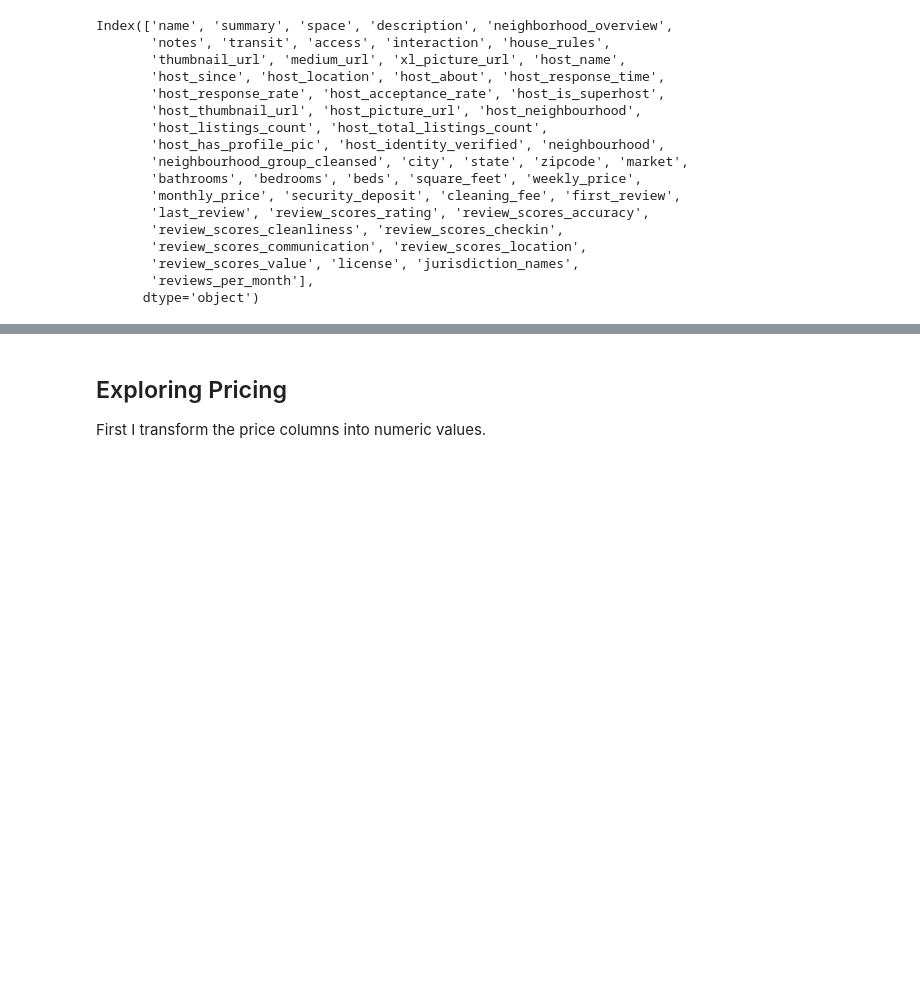
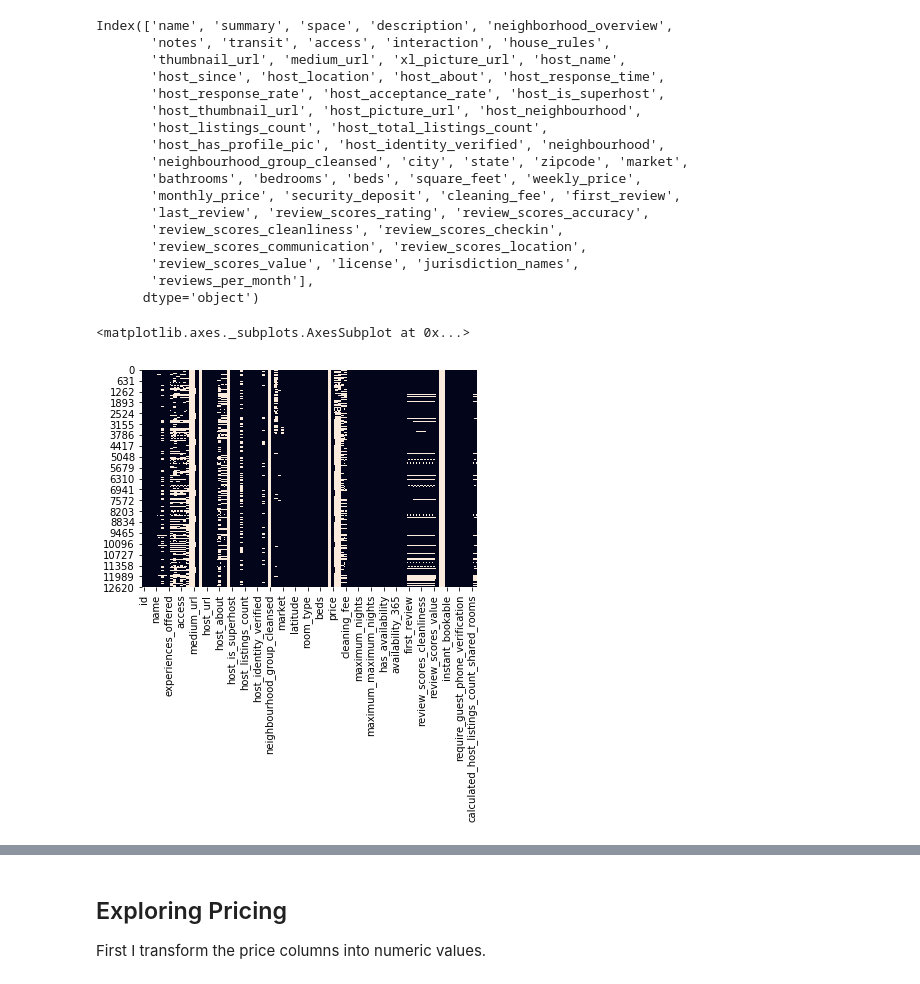
Before and after one commit to anailis/edinburgh-airbnbs, a Jupyter notebook: eda/Listings19.ipynb, the cells around one changed output, grey strips where cells are left out. Saved outputs shown, nothing was run; the diff lists cells and outputs as text; code cells hidden in the pictures; blank space fills up the shorter version.

```diff
--- a/eda/Listings19.ipynb
+++ b/eda/Listings19.ipynb
@@ -50,3 +55,8 @@ Index(['name', 'summary', 'space', 'description', 'neighborhood_overview',
        'review_scores_value', 'license', 'jurisdiction_names',
        'reviews_per_month'],
       dtype='object')
+# %%
+sn.heatmap(listings.isnull(), cbar=False)
+# %% [output]
+<matplotlib.axes._subplots.AxesSubplot at 0x...>
+[figure, added]
```
Also changed, not shown: parts of 14 cells of this notebook.
